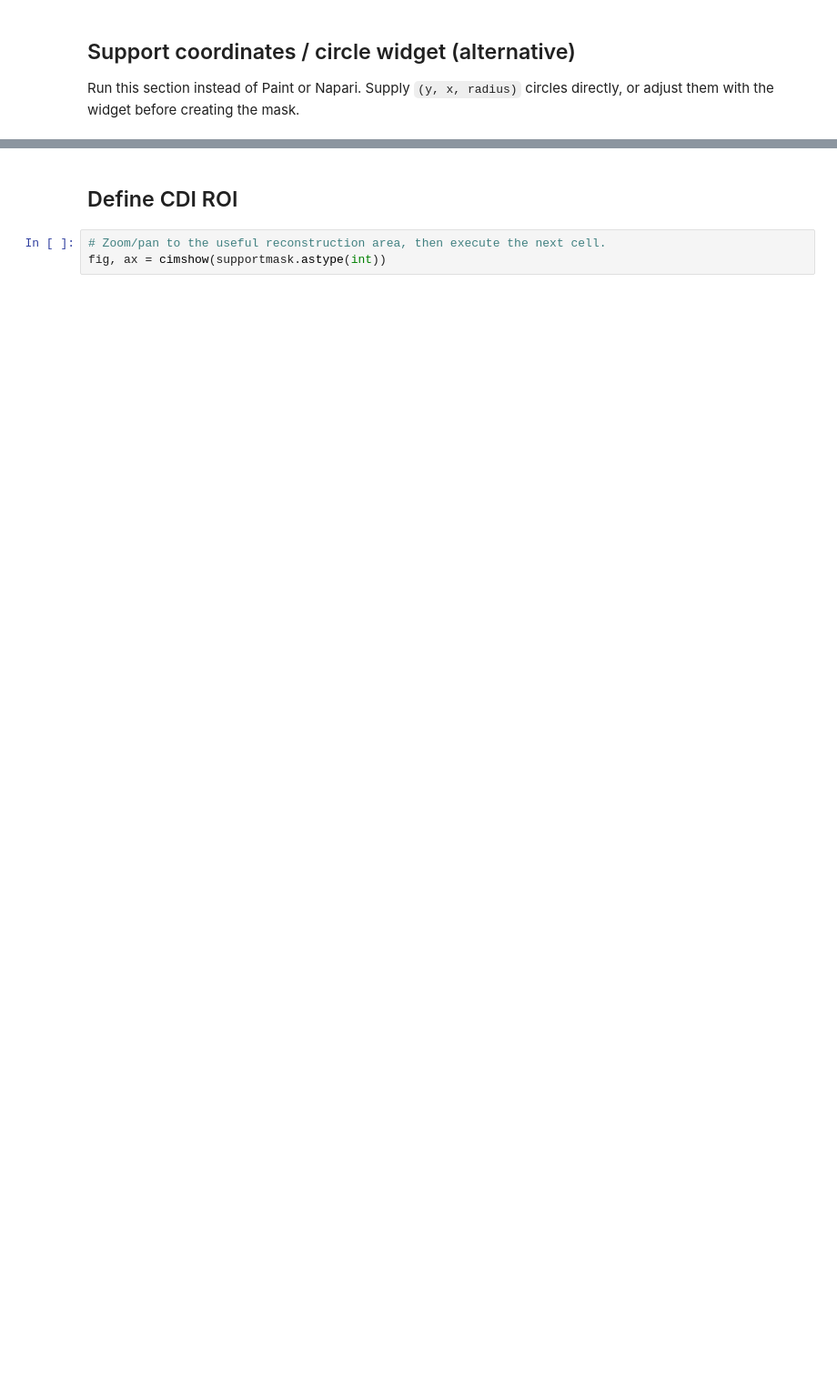
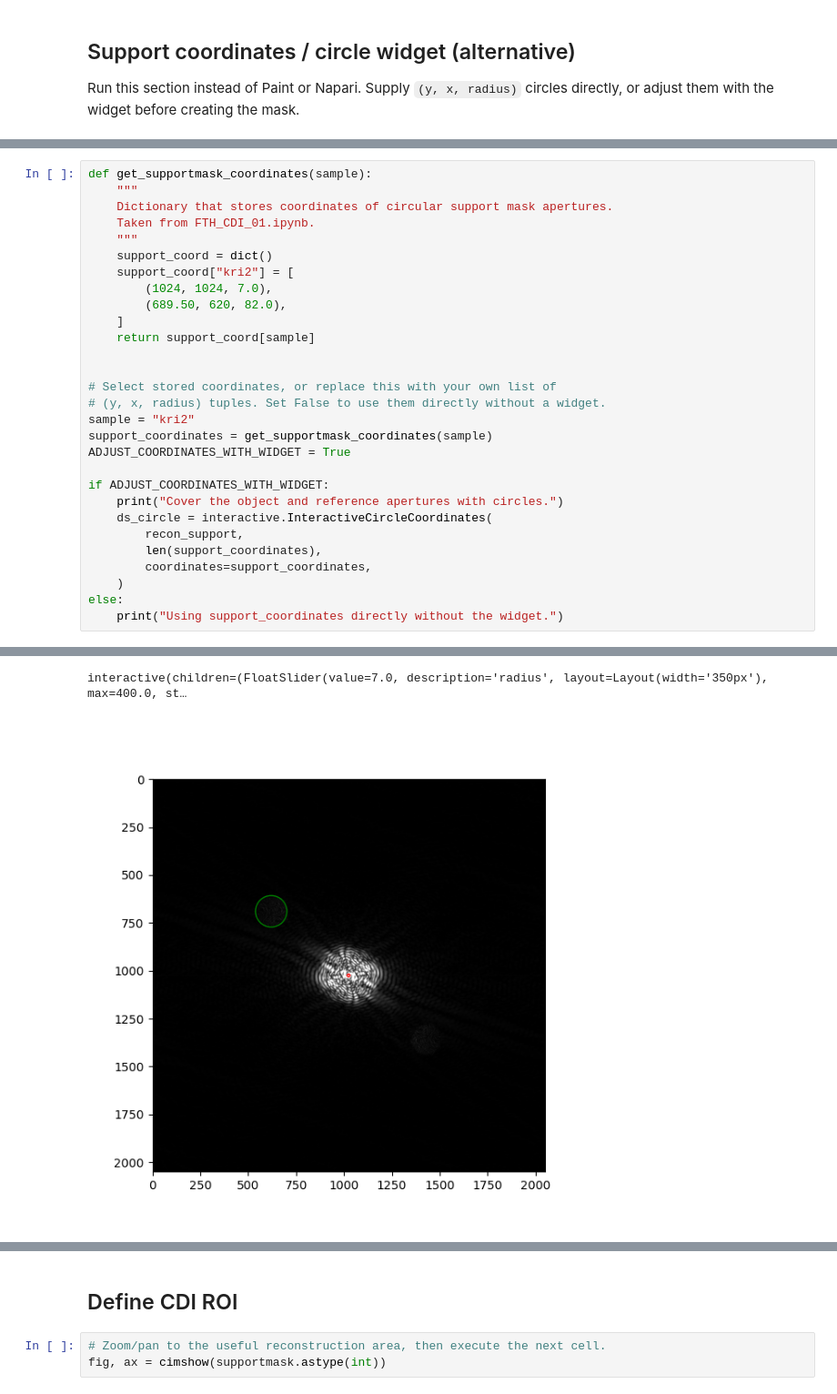
Before and after one commit to riccbatt/FTH-Phase-Retrieval-2609-SOLEIL-SEXTANTS, a Jupyter notebook: 03_define_supportmask.ipynb, the cells around one changed output, grey strips where cells are left out. Shown at 91% size. Drawn from its saved outputs; the diff is of its cells as text; blank space fills up the shorter version.

```diff
--- a/03_define_supportmask.ipynb
+++ b/03_define_supportmask.ipynb
@@ -236,0 +238,30 @@ else:
+# %%
+def get_supportmask_coordinates(sample):
+    """
+    Dictionary that stores coordinates of circular support mask apertures.
+    Taken from FTH_CDI_01.ipynb.
+    """
+    support_coord = dict()
+    support_coord["kri2"] = [
+        (1024, 1024, 7.0),
+        (689.50, 620, 82.0),
+    ]
+    return support_coord[sample]
+
+
+# Select stored coordinates, or replace this with your own list of
+# (y, x, radius) tuples. Set False to use them directly without a widget.
+sample = "kri2"
+support_coordinates = get_supportmask_coordinates(sample)
+ADJUST_COORDINATES_WITH_WIDGET = True
+
+if ADJUST_COORDINATES_WITH_WIDGET:
+    print("Cover the object and reference apertures with circles.")
+    ds_circle = interactive.InteractiveCircleCoordinates(
+        recon_support,
+        len(support_coordinates),
+        coordinates=support_coordinates,
+    )
+else:
+    print("Using support_coordinates directly without the widget.")
+# %% [output]
@@ -237,3 +273,5 @@ else:
+interactive(children=(FloatSlider(value=7.0, description='radius', layout=Layout(width='350px'), max=400.0, st…
+[figure, added]
 # %%
 if ADJUST_COORDINATES_WITH_WIDGET:
     support_coordinates = ds_circle.get_params()
```
Also changed, not shown: parts of 14 cells of this notebook, 44 other files.
